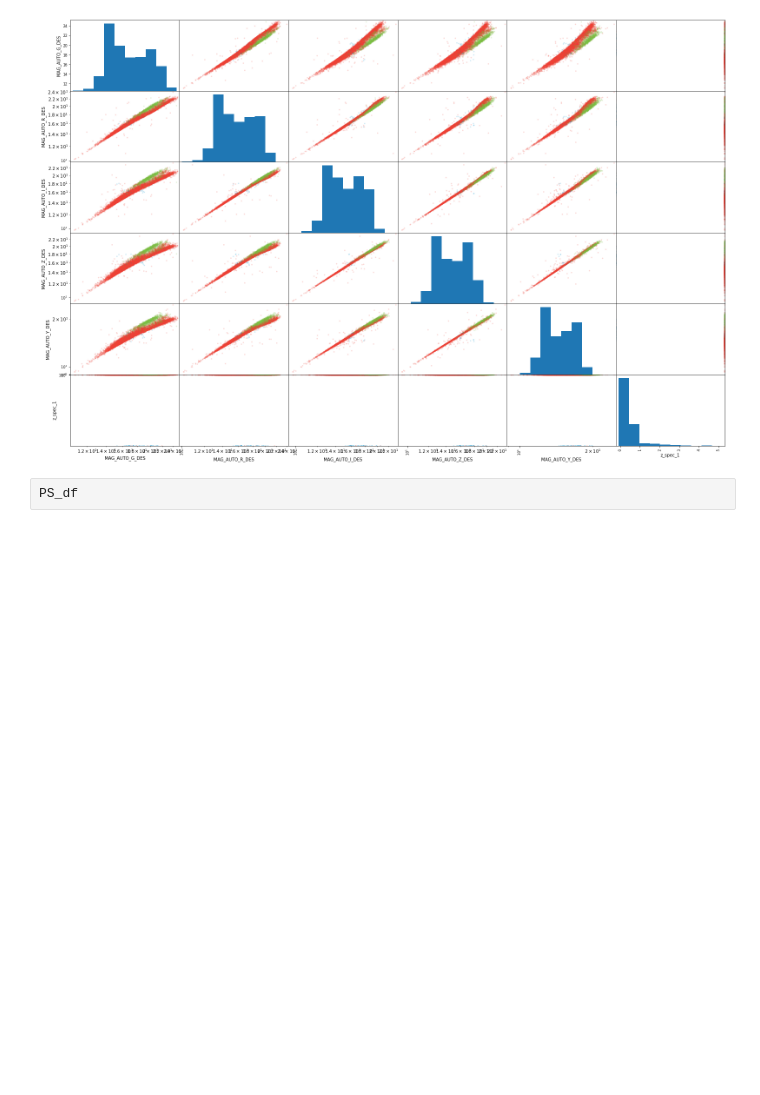
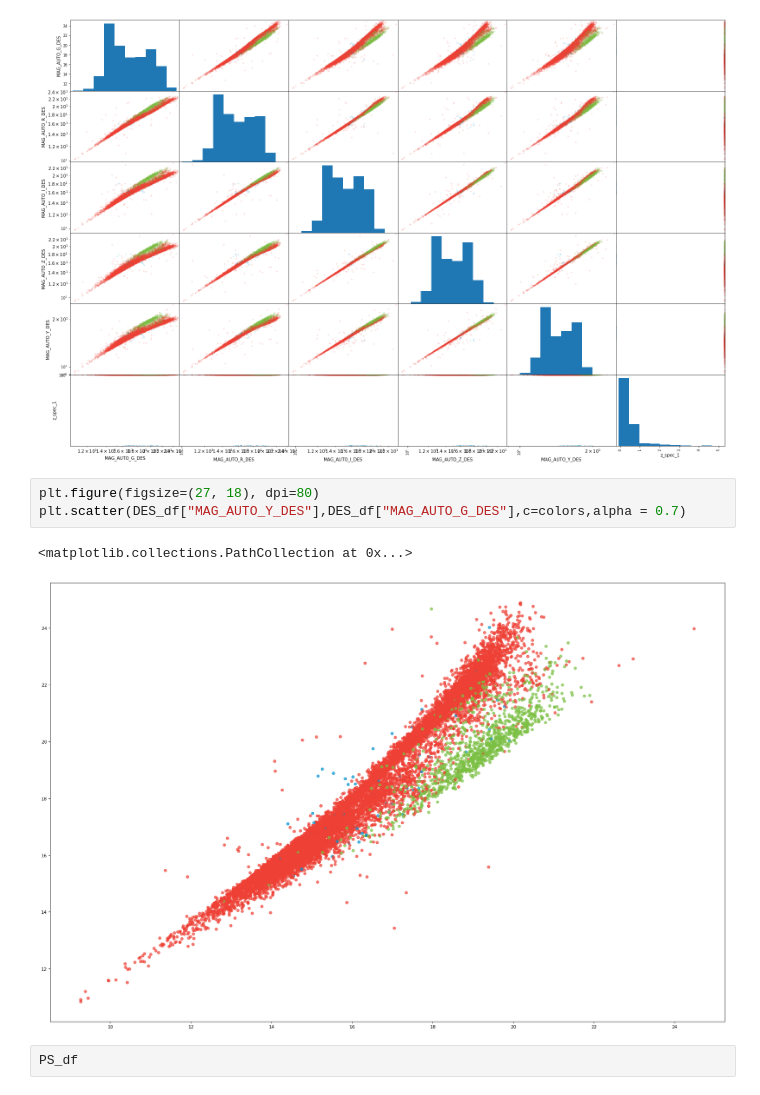
Before and after one commit to Jarnoesse/IA-AGN-with-ML, a Jupyter notebook: Data_exploration_2.ipynb, the cells around one changed output. Cells and saved outputs as stored; diff of their text form; blank space fills up the shorter version.

Commit message:
Added big detailed plot

```diff
--- a/Data_exploration_2.ipynb
+++ b/Data_exploration_2.ipynb
@@ -120,6 +120,12 @@ for i, axs in enumerate(axl):
       ax.set_xscale("log")
 # %% [output]
 [figure]
+# %%
+plt.figure(figsize=(27, 18), dpi=80)
+plt.scatter(DES_df["MAG_AUTO_Y_DES"],DES_df["MAG_AUTO_G_DES"],c=colors,alpha = 0.7)
+# %% [output]
+<matplotlib.collections.PathCollection at 0x...>
+[figure, added]
 # %%
 PS_df
 # %% [output]
```
